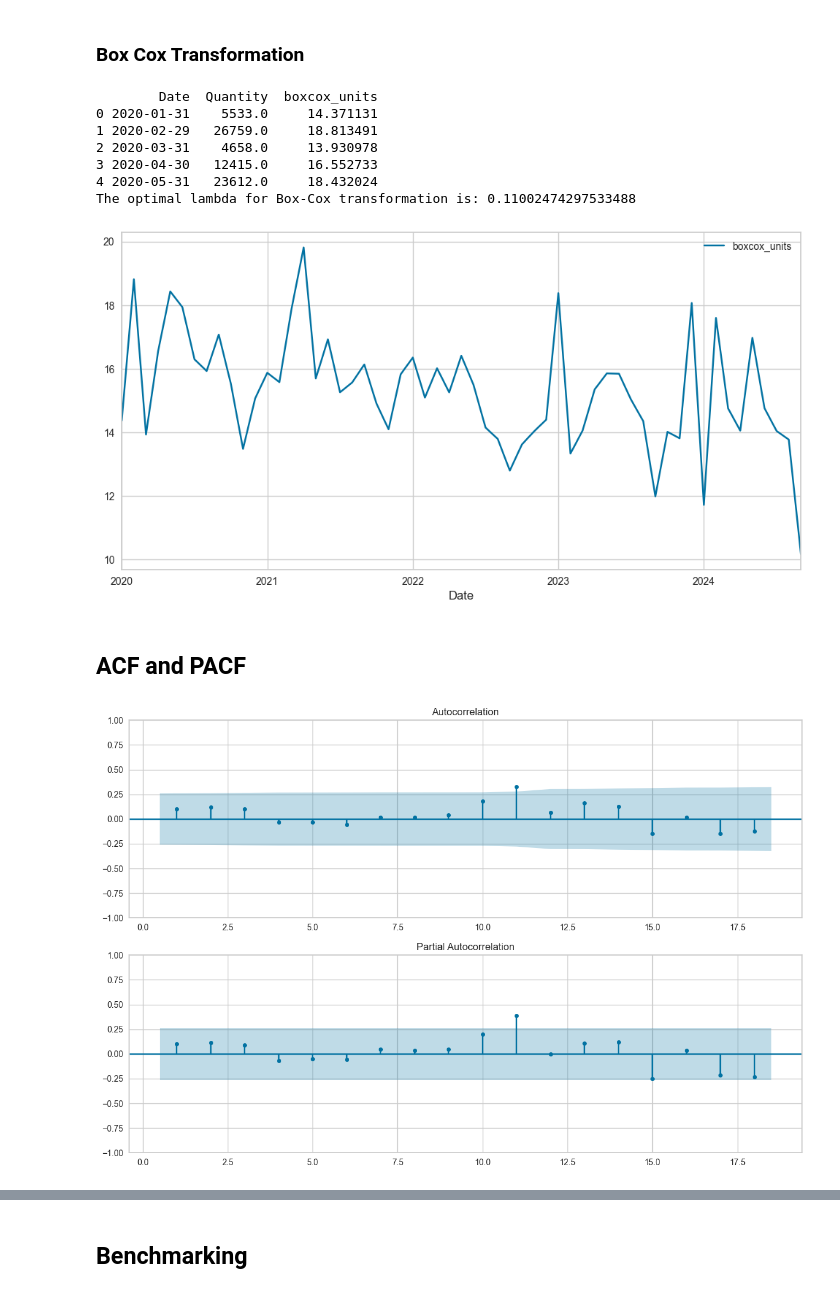
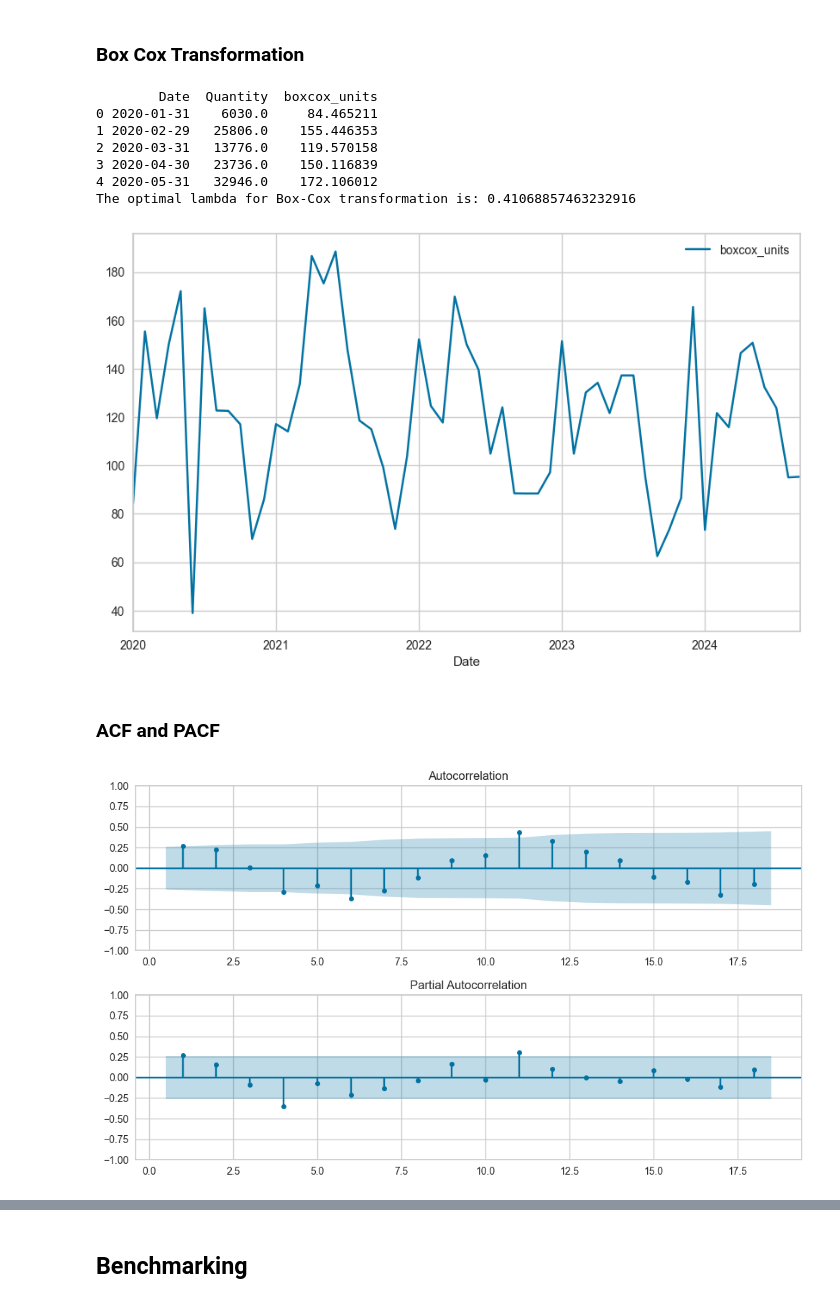
Before and after one commit to claytonshaw/Portfolio, a Jupyter notebook: Work/pycaret_forecasting.ipynb, the cells around one changed output, grey strips where cells are left out. Drawn from its saved outputs; the diff is of its cells as text; code cells hidden in the pictures.

```diff
--- a/Work/pycaret_forecasting.ipynb
+++ b/Work/pycaret_forecasting.ipynb
@@ -6,0 +9,7 @@ df = pd.read_csv('Items Shipped by Item by Month.csv')
+# %%
+item = '4100'
+
+# can be int ie.(4) or range ie. (np.arange(4,5))
+forecast_length = 4
+# forecast_lenth_array = np.arange(forecast_length, forecast_length+1)
+forecast_lenth_array = 4
@@ -35,8 +46,10 @@ df['Date'] = pd.to_datetime(df['Date'])
 # %%
-item = '4109'
-
+df['Date'] = pd.to_datetime(df['Date'])
 df = df.groupby(['Date','Item'])['Quantity'].sum().reset_index().sort_values(by='Date', ascending=True)
 
 df_item = df[df['Item'] == item]
 
 df_item = df_item.resample('M', on='Date').sum().reset_index()
+df_item = df_item.drop(columns='Item')
+#df_item = df_item[:-1] # drop the last month if in middle of month
+df_item.tail()
@@ -66,33 +73,37 @@ unchanged_df = df_item.copy()
 # %%
 from scipy.stats import boxcox
 # %%
+# Apply Box-Cox transformation to find the optimal lambda
+try:
+    df_item['boxcox_units'] , optimal_lambda = boxcox(df_item.Quantity)
+except ValueError:
+    df_item['Quantity'] = df_item['Quantity'] + 1
+    df_item['boxcox_units'] , optimal_lambda = boxcox(df_item.Quantity)
 
-# Apply Box-Cox transformation to find the optimal lambda
-df_item['boxcox_units'] , optimal_lambda = boxcox(df_item.Quantity)
 print(df_item.head())
 box_cox_df = df_item.copy()
 
 # Plot the transformed data with optimal lambda
-df_item.plot(x='Date', y='boxcox_units', figsize=(12,6))
+df_item.plot(x='Date', y='boxcox_units', figsize=(10,6))
 
 # Print the optimal lambda
 print(f'The optimal lambda for Box-Cox transformation is: {optimal_lambda}')
 # %% [output]
         Date  Quantity  boxcox_units
-0 2020-01-31    5533.0     14.371131
-1 2020-02-29   26759.0     18.813491
-2 2020-03-31    4658.0     13.930978
-3 2020-04-30   12415.0     16.552733
-4 2020-05-31   23612.0     18.432024
-The optimal lambda for Box-Cox transformation is: 0.11002474297533488
+0 2020-01-31    6030.0     84.465211
+1 2020-02-29   25806.0    155.446353
+2 2020-03-31   13776.0    119.570158
+3 2020-04-30   23736.0    150.116839
+4 2020-05-31   32946.0    172.106012
+The optimal lambda for Box-Cox transformation is: 0.41068857463232916
-[figure, old version]
+[figure, new version]
 # %% [markdown]
-## ACF and PACF
+### ACF and PACF
 # %%
 from statsmodels.graphics.tsaplots import plot_acf, plot_pacf
 # %%
 # Plot ACF and PACF for the original airline passenger data
-plt.figure(figsize=(12, 8))
+plt.figure(figsize=(10, 6))
 plt.subplot(211)
 plot_acf(df_item['Quantity'], ax=plt.gca(), zero=False)
 plt.subplot(212)
@@ -100,5 +111,5 @@ plot_pacf(df_item['Quantity'], ax=plt.gca(), zero=False)
 plt.tight_layout()
 plt.show()
 # %% [output]
-[figure, old version]
+[figure, new version]
 # %% [markdown]
```
Also changed, not shown: parts of 41 cells of this notebook.
